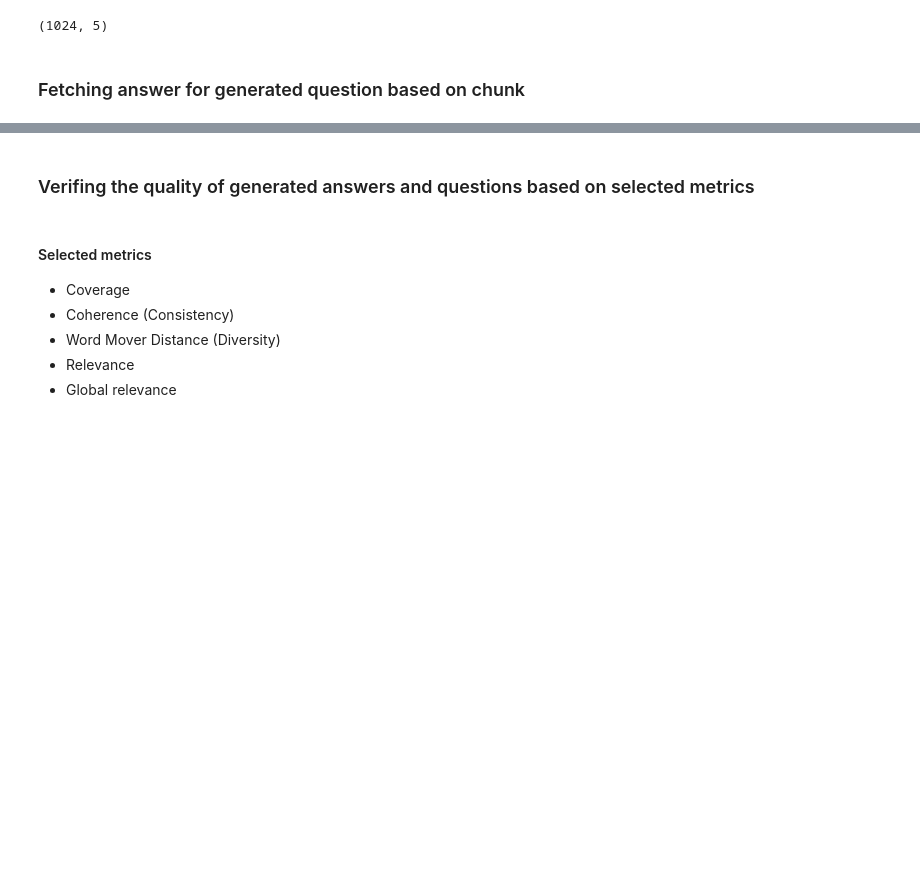
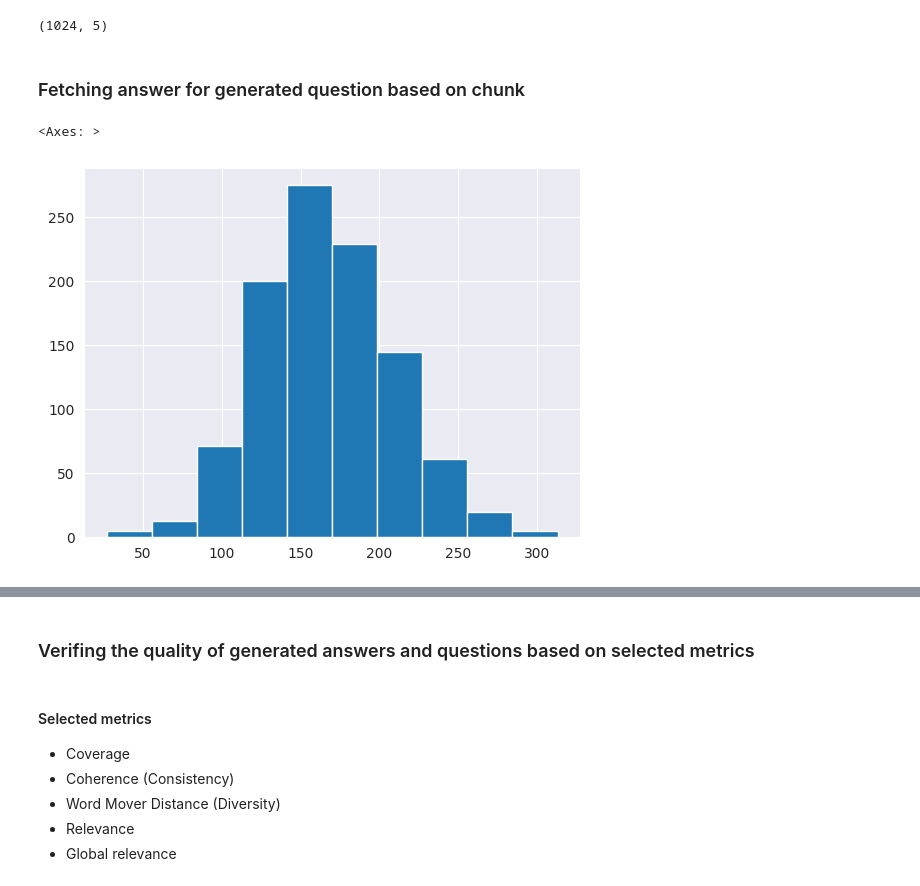
Before and after one commit to witold87/llm-bielik-ft-legal, a Jupyter notebook: src/data.ipynb, the cells around one changed output, grey strips where cells are left out. Drawn from its saved outputs; the diff is of its cells as text; code cells hidden in the pictures; blank space fills up the shorter version.

Commit message:
added token comparison

```diff
--- a/src/data.ipynb
+++ b/src/data.ipynb
@@ -139,3 +139,11 @@ with open(f'ft_output_data/cross_check_ft_600_raw_answers.jsonl', "w") as f:
 answers_by_gpt_200 = df[[f'answer_{answer_tokens}']]
 with open(f'ft_output_data/cross_check_ft_{answer_tokens}_raw_answers.jsonl', "w") as f:
     f.write(answers_by_gpt_200.to_json(orient='records', lines=True, force_ascii=False))
+# %%
+df['n_tokens_ans_200'] = df['answer_200'].apply(lambda x: get_number_of_tokens(text=x))
+df['n_tokens_ans_600'] = df['answer'].apply(lambda x: get_number_of_tokens(text=x))
+# %%
+pd.plotting.hist_series(df['n_tokens_ans_200'])
+# %% [output]
+<Axes: >
+[figure, added]
```
Also changed, not shown: parts of 1 cell of this notebook.
